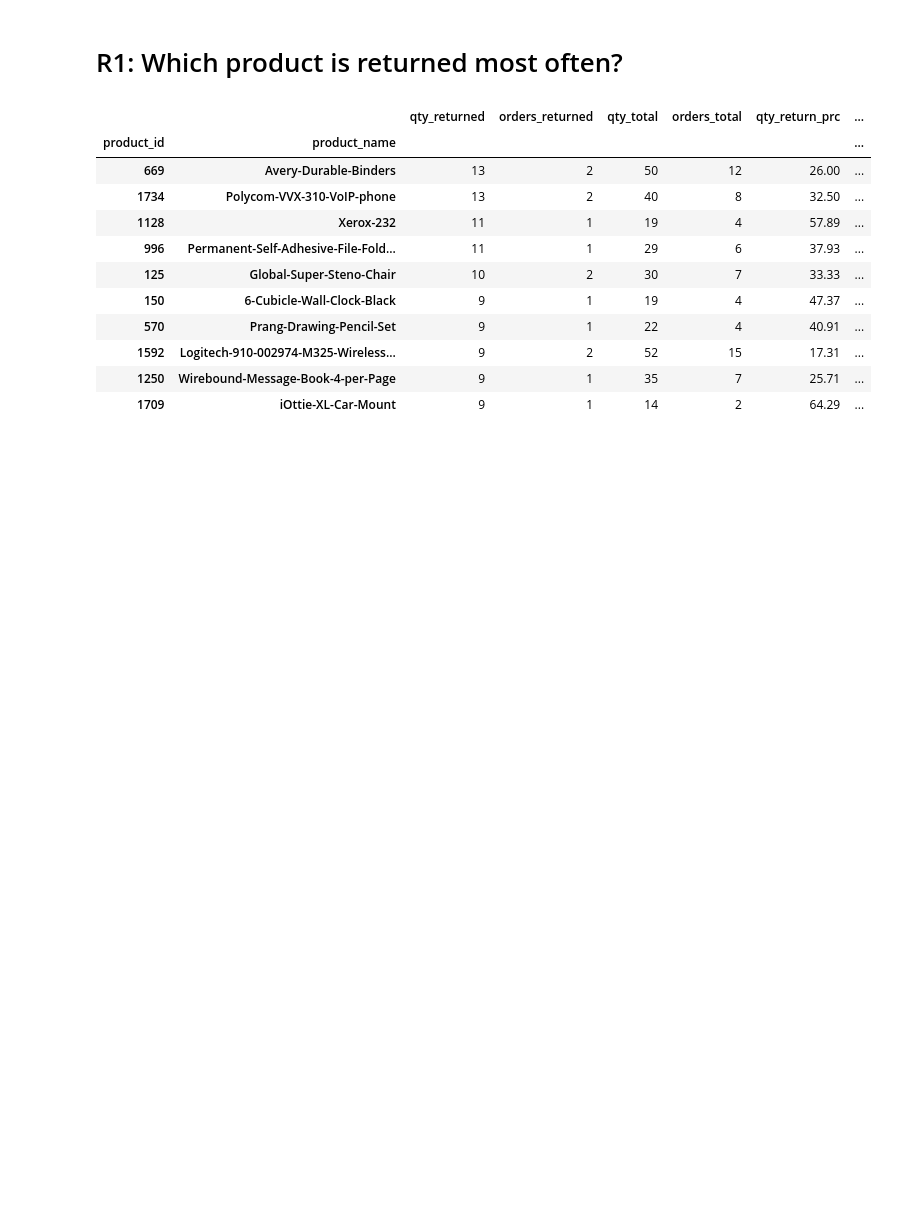
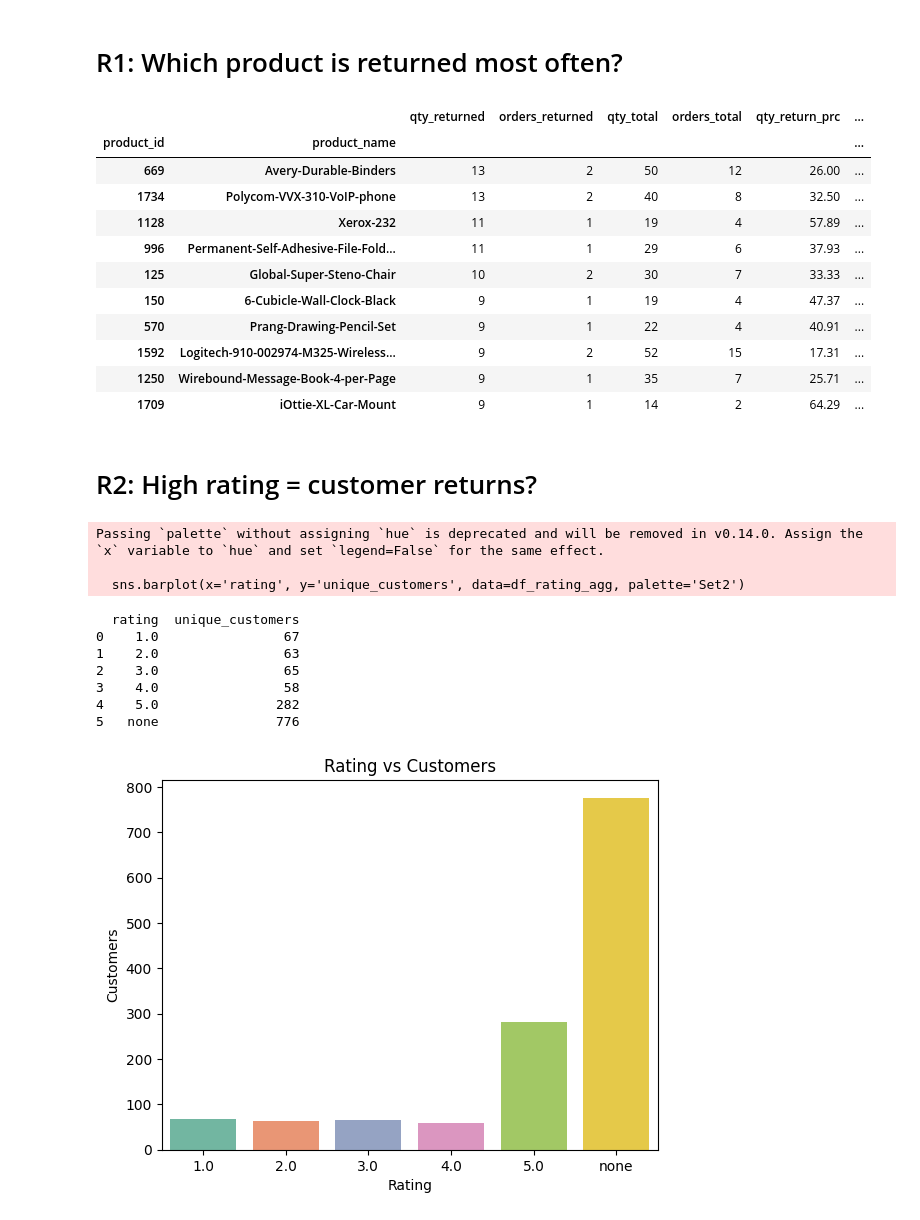
Before and after one commit to dawid-platek/Python_kajodata_course, a Jupyter notebook: PROJECT/Project.ipynb, the cells around one changed output. Drawn from its saved outputs; the diff is of its cells as text; code cells hidden in the pictures; blank space fills up the shorter version.

```diff
--- a/PROJECT/Project.ipynb
+++ b/PROJECT/Project.ipynb
@@ -307,3 +307,38 @@ df_prod_returned_agg_f.head(10)
 | 1592 | Logitech-910-002974-M325-Wireless... | 9 | 2 | 52 | 15 | 17.31 | ... |
 | 1250 | Wirebound-Message-Book-4-per-Page | 9 | 1 | 35 | 7 | 25.71 | ... |
 | 1709 | iOttie-XL-Car-Mount | 9 | 1 | 14 | 2 | 64.29 | ... |
+# %% [markdown]
+# R2: High rating = customer returns?
+# %%
+df_ratings = df[['order_id', 'customer_id', 'order_date', 'rating']].drop_duplicates().reset_index(drop=True)
+# add last order date & filter only on those who returned
+df_ratings['last_order'] = df_ratings.groupby('customer_id')['order_date'].transform('max')
+df_ratings = df_ratings[df_ratings['last_order'] != df_ratings['order_date']]
+df_ratings['rating'] = df_ratings['rating'].fillna('none')
+
+df_rating_agg = df_ratings.groupby('rating')['customer_id'].nunique()
+
+df_rating_agg = df_rating_agg.reset_index()
+df_rating_agg.columns = ['rating', 'unique_customers']
+
+sns.barplot(x='rating', y='unique_customers', data=df_rating_agg, palette='Set2')
+
+plt.xlabel('Rating')
+plt.ylabel('Customers')
+plt.title('Rating vs Customers')
+
+print(df_rating_agg)
+
+plt.show()
+# %% [output]
+Passing `palette` without assigning `hue` is deprecated and will be removed in v0.14.0. Assign the `x` variable to `hue` and set `legend=False` for the same effect.
+
+  sns.barplot(x='rating', y='unique_customers', data=df_rating_agg, palette='Set2')
+  rating  unique_customers
+0    1.0                67
+1    2.0                63
+2    3.0                65
+3    4.0                58
+4    5.0               282
+5   none               776
+[figure, added]
```
